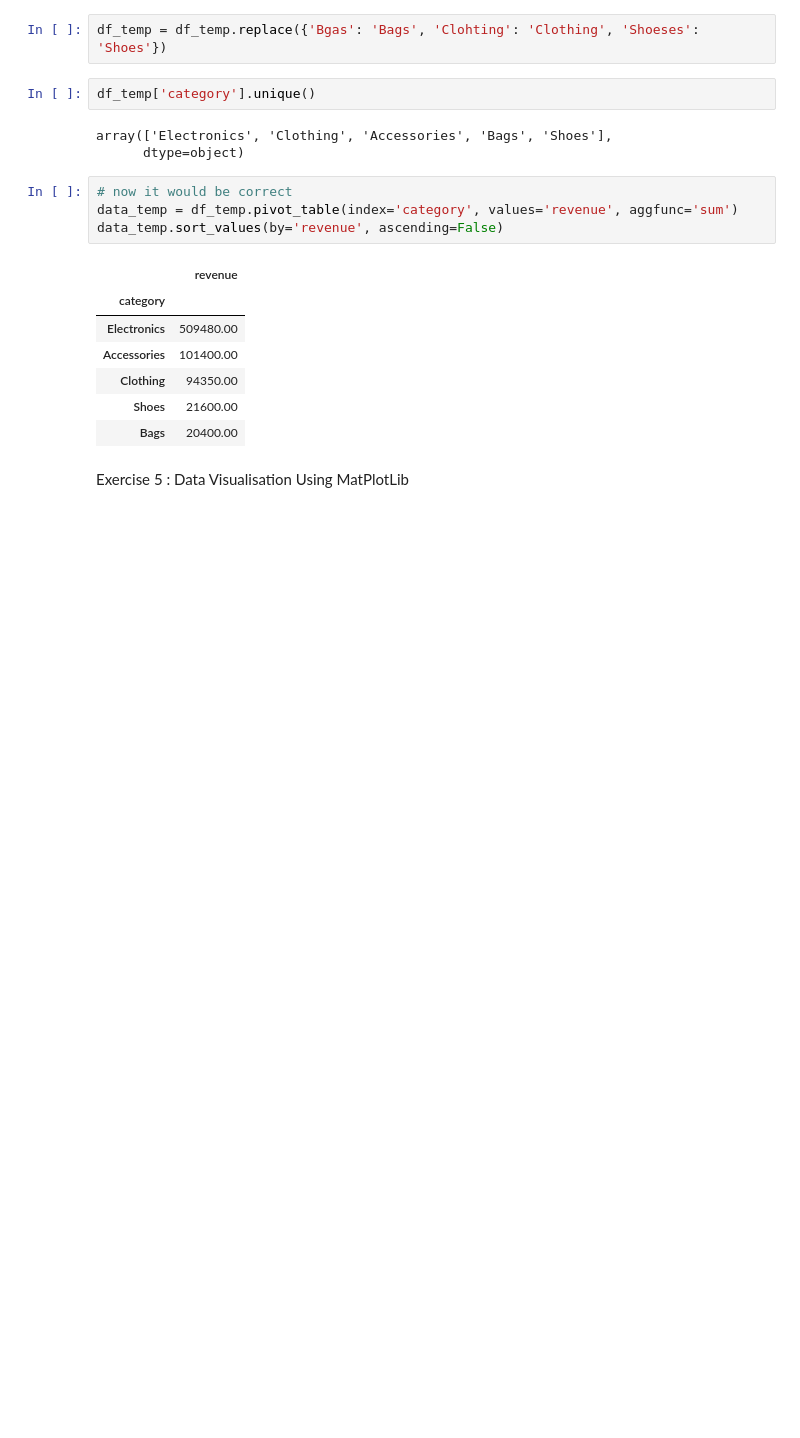
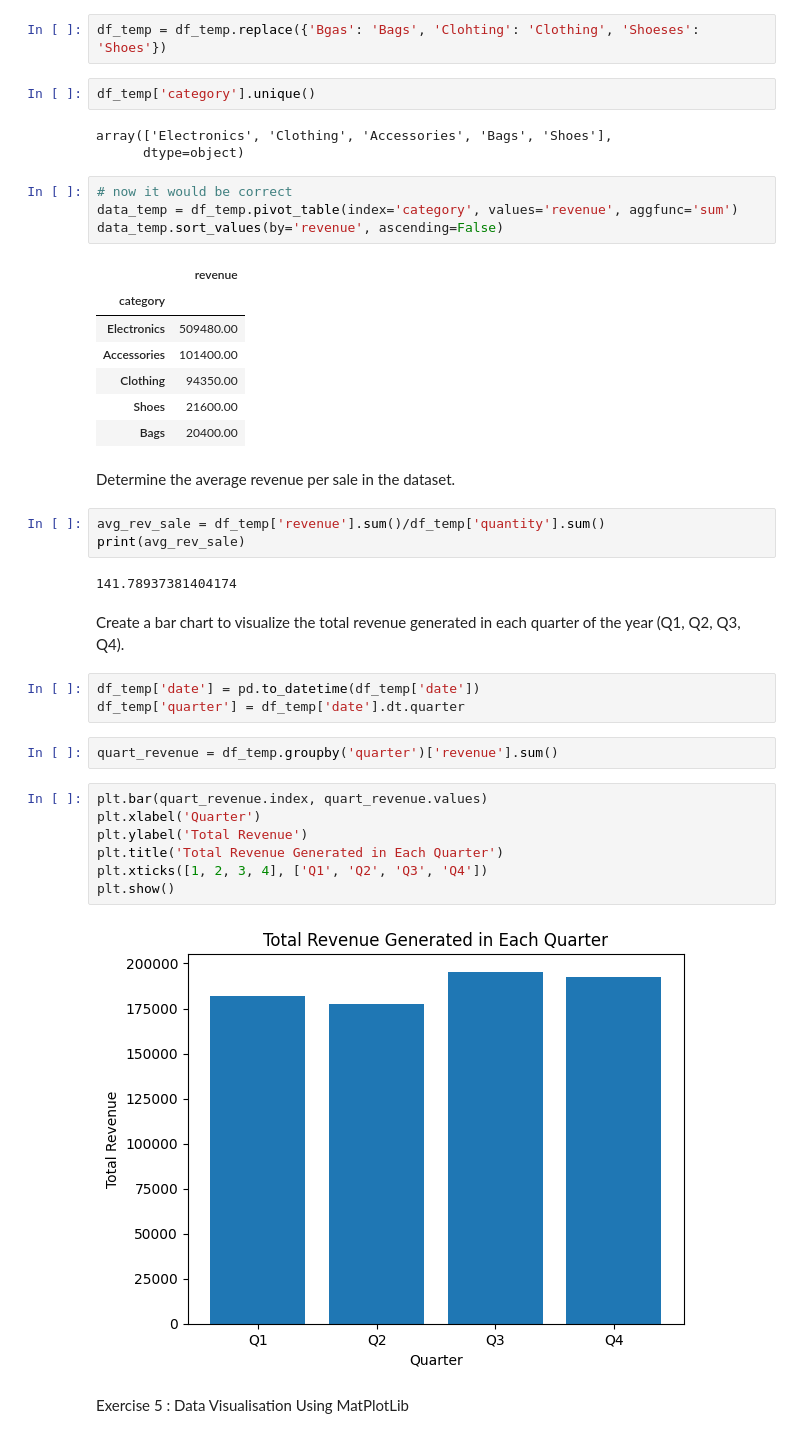
Before and after one commit to kvlrdhrs/DI-Bootcamp, a Jupyter notebook: Week5/Day1/XP.ipynb, the cells around one changed output. Drawn from its saved outputs; the diff is of its cells as text; blank space fills up the shorter version.

```diff
--- a/Week5/Day1/XP.ipynb
+++ b/Week5/Day1/XP.ipynb
@@ -126,5 +132,28 @@ data_temp.sort_values(by='revenue', ascending=False)
 | Clothing | 94350.00 |
 | Shoes | 21600.00 |
 | Bags | 20400.00 |
+# %% [markdown]
+Determine the average revenue per sale in the dataset.
+# %%
+avg_rev_sale = df_temp['revenue'].sum()/df_temp['quantity'].sum()
+print(avg_rev_sale)
+# %% [output]
+141.78937381404174
+# %% [markdown]
+Create a bar chart to visualize the total revenue generated in each quarter of the year (Q1, Q2, Q3, Q4).
+# %%
+df_temp['date'] = pd.to_datetime(df_temp['date'])
+df_temp['quarter'] = df_temp['date'].dt.quarter
+# %%
+quart_revenue = df_temp.groupby('quarter')['revenue'].sum()
+# %%
+plt.bar(quart_revenue.index, quart_revenue.values)
+plt.xlabel('Quarter')
+plt.ylabel('Total Revenue')
+plt.title('Total Revenue Generated in Each Quarter')
+plt.xticks([1, 2, 3, 4], ['Q1', 'Q2', 'Q3', 'Q4'])
+plt.show()
+# %% [output]
+[figure, added]
 # %% [markdown]
 Exercise 5 : Data Visualisation Using MatPlotLib
```
Also changed, not shown: parts of 9 cells of this notebook.
